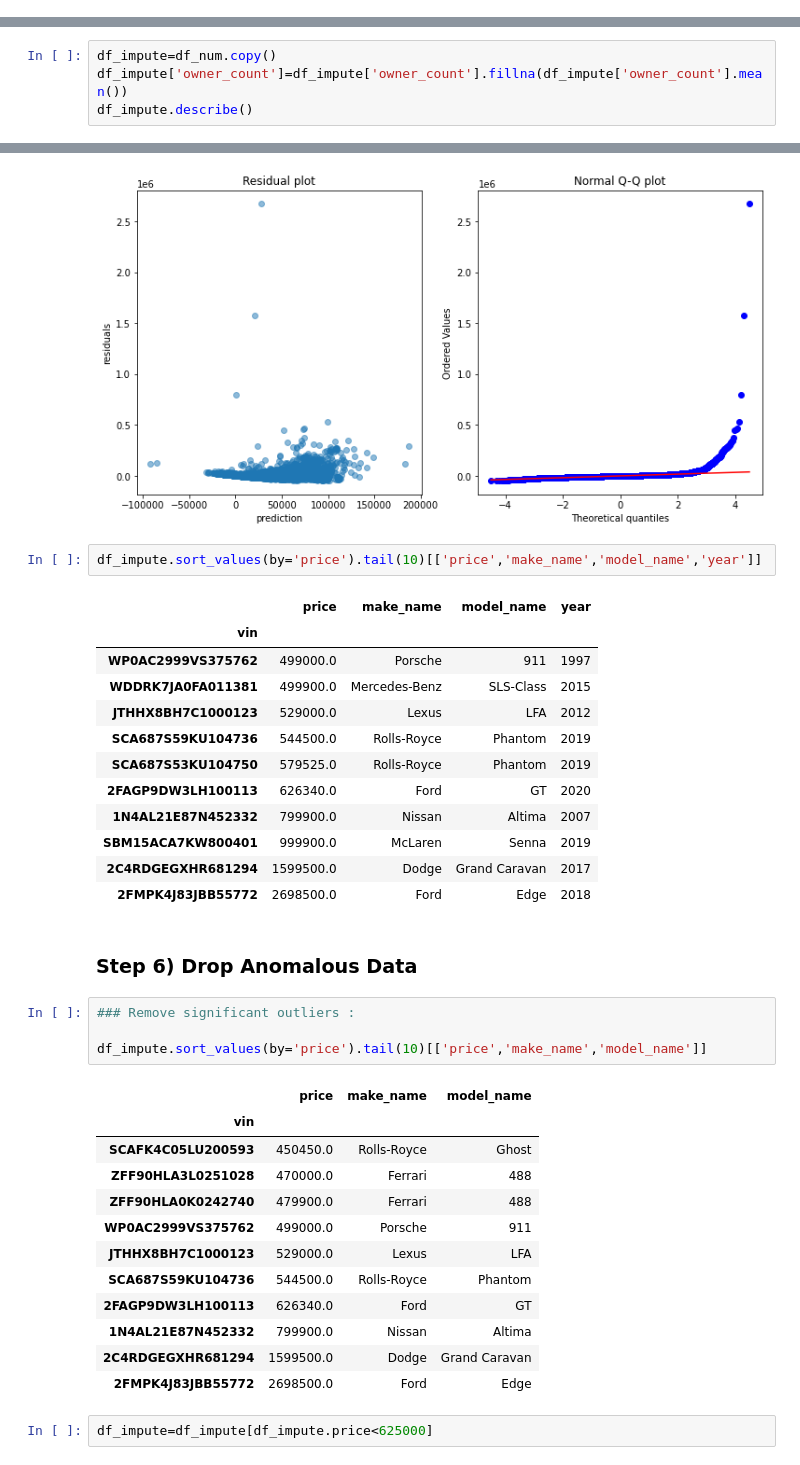
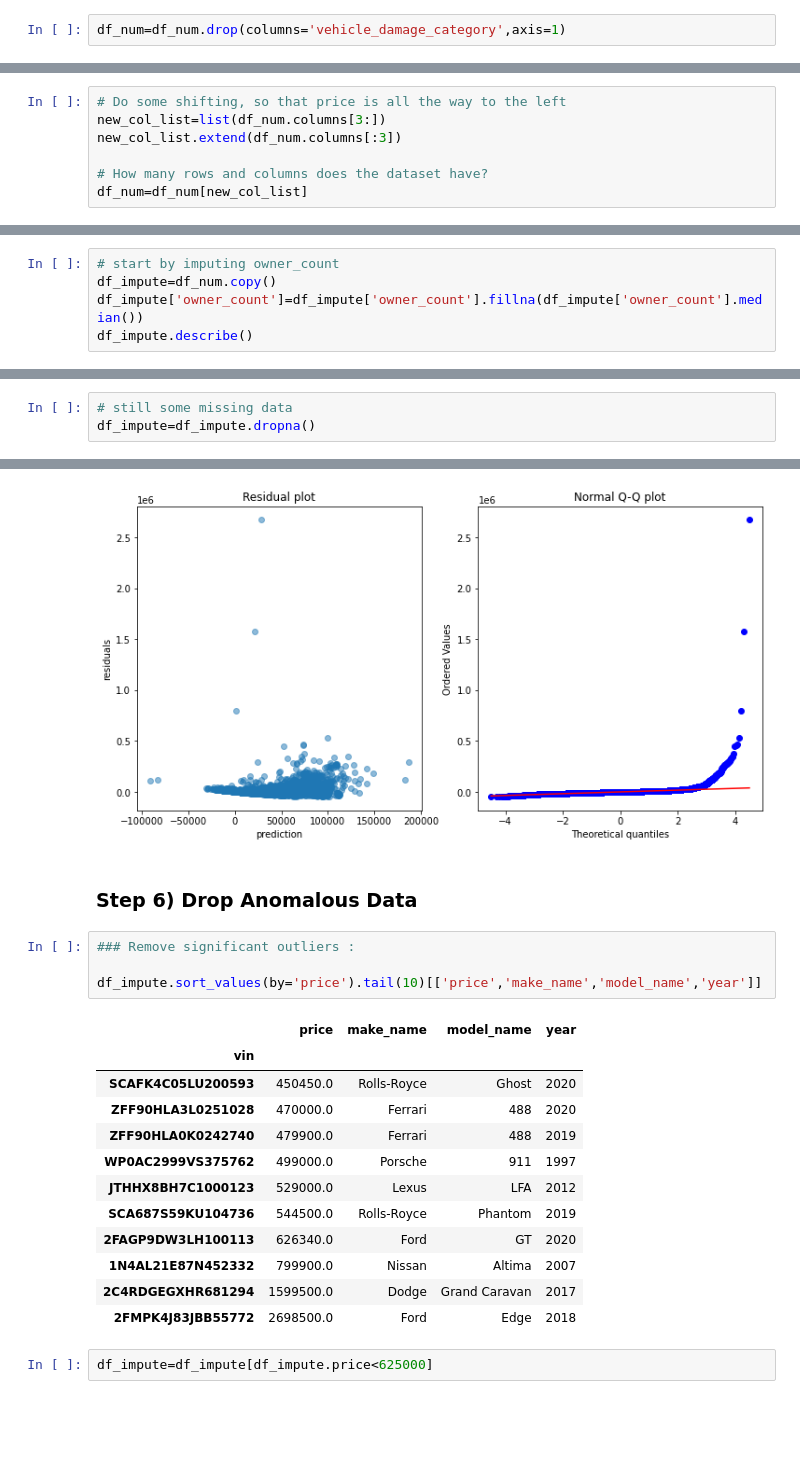
Before and after one commit to julialintern/intro_to_machine_learning, a Jupyter notebook: 02-intro-to-regression-used-car-solutions-final-final.ipynb, the cells around one changed output, grey strips where cells are left out. Cells and saved outputs as stored; diff of their text form; blank space fills up the shorter version.

```diff
--- a/02-intro-to-regression-used-car-solutions-final-final.ipynb
+++ b/02-intro-to-regression-used-car-solutions-final-final.ipynb
@@ -199,3 +168,5 @@ df_num.head()
+# %%
+df_num=df_num.drop(columns='vehicle_damage_category',axis=1)
 # %%
 # Do some shifting, so that price is all the way to the left
 new_col_list=list(df_num.columns[-4:])
@@ -203,6 +174,13 @@ new_col_list.extend(df_num.columns[:-4])
 
 # How many rows and columns does the dataset have?
 df_num=df_num[new_col_list]
+# %%
+# Do some shifting, so that price is all the way to the left
+new_col_list=list(df_num.columns[3:])
+new_col_list.extend(df_num.columns[:3])
+
+# How many rows and columns does the dataset have?
+df_num=df_num[new_col_list]
 # %%
 pd.set_option('display.max_columns', 500)
 
@@ -499,6 +477,7 @@ df_num.describe()
 # %%
+# start by imputing owner_count
 df_impute=df_num.copy()
-df_impute['owner_count']=df_impute['owner_count'].fillna(df_impute['owner_count'].mean())
+df_impute['owner_count']=df_impute['owner_count'].fillna(df_impute['owner_count'].median())
 df_impute.describe()
 # %% [output]
 |  | price | savings_amount | seller_rating | year | city_fuel_economy | daysonmarket | engine_displacement | ... |
@@ -605,3 +598,6 @@ highway_fuel_economy
+# %%
+# still some missing data
+df_impute=df_impute.dropna()
 # %%
 # Capture the latest with a new fit!
 lm3 = smf.ols('price~city_fuel_economy+daysonmarket+engine_displacement+franchise_dealer+highway_fuel_economy+horsepower+is_new+latitude+longitude+mileage+owner_count+savings_amount+seller_rating', data=df_impute)
@@ -699,40 +685,25 @@ y=df_impute.price
 diagnostic_plot(X,y,fit3)
 # %% [output]
 [figure]
-# %%
-df_impute.sort_values(by='price').tail(10)[['price','make_name','model_name','year']]
-# %% [output]
-|  | price | make_name | model_name | year |
-| vin |  |  |  |  |
-| WP0AC2999VS375762 | 499000.0 | Porsche | 911 | 1997 |
-| WDDRK7JA0FA011381 | 499900.0 | Mercedes-Benz | SLS-Class | 2015 |
-| JTHHX8BH7C1000123 | 529000.0 | Lexus | LFA | 2012 |
-| SCA687S59KU104736 | 544500.0 | Rolls-Royce | Phantom | 2019 |
-| SCA687S53KU104750 | 579525.0 | Rolls-Royce | Phantom | 2019 |
-| 2FAGP9DW3LH100113 | 626340.0 | Ford | GT | 2020 |
-| 1N4AL21E87N452332 | 799900.0 | Nissan | Altima | 2007 |
-| SBM15ACA7KW800401 | 999900.0 | McLaren | Senna | 2019 |
-| 2C4RDGEGXHR681294 | 1599500.0 | Dodge | Grand Caravan | 2017 |
-| 2FMPK4J83JBB55772 | 2698500.0 | Ford | Edge | 2018 |
 # %% [markdown]
 ### Step 6) Drop Anomalous Data
 # %%
 ### Remove significant outliers :
 
-df_impute.sort_values(by='price').tail(10)[['price','make_name','model_name']]
+df_impute.sort_values(by='price').tail(10)[['price','make_name','model_name','year']]
 # %% [output]
-|  | price | make_name | model_name |
-| vin |  |  |  |
-| SCAFK4C05LU200593 | 450450.0 | Rolls-Royce | Ghost |
-| ZFF90HLA3L0251028 | 470000.0 | Ferrari | 488 |
-| ZFF90HLA0K0242740 | 479900.0 | Ferrari | 488 |
-| WP0AC2999VS375762 | 499000.0 | Porsche | 911 |
-| JTHHX8BH7C1000123 | 529000.0 | Lexus | LFA |
-| SCA687S59KU104736 | 544500.0 | Rolls-Royce | Phantom |
-| 2FAGP9DW3LH100113 | 626340.0 | Ford | GT |
-| 1N4AL21E87N452332 | 799900.0 | Nissan | Altima |
-| 2C4RDGEGXHR681294 | 1599500.0 | Dodge | Grand Caravan |
-| 2FMPK4J83JBB55772 | 2698500.0 | Ford | Edge |
+|  | price | make_name | model_name | year |
+| vin |  |  |  |  |
+| SCAFK4C05LU200593 | 450450.0 | Rolls-Royce | Ghost | 2020 |
+| ZFF90HLA3L0251028 | 470000.0 | Ferrari | 488 | 2020 |
+| ZFF90HLA0K0242740 | 479900.0 | Ferrari | 488 | 2019 |
+| WP0AC2999VS375762 | 499000.0 | Porsche | 911 | 1997 |
+| JTHHX8BH7C1000123 | 529000.0 | Lexus | LFA | 2012 |
+| SCA687S59KU104736 | 544500.0 | Rolls-Royce | Phantom | 2019 |
+| 2FAGP9DW3LH100113 | 626340.0 | Ford | GT | 2020 |
+| 1N4AL21E87N452332 | 799900.0 | Nissan | Altima | 2007 |
+| 2C4RDGEGXHR681294 | 1599500.0 | Dodge | Grand Caravan | 2017 |
+| 2FMPK4J83JBB55772 | 2698500.0 | Ford | Edge | 2018 |
 # %%
 df_impute=df_impute[df_impute.price<625000]
 # %%
```
Also changed, not shown: parts of 69 cells of this notebook.
